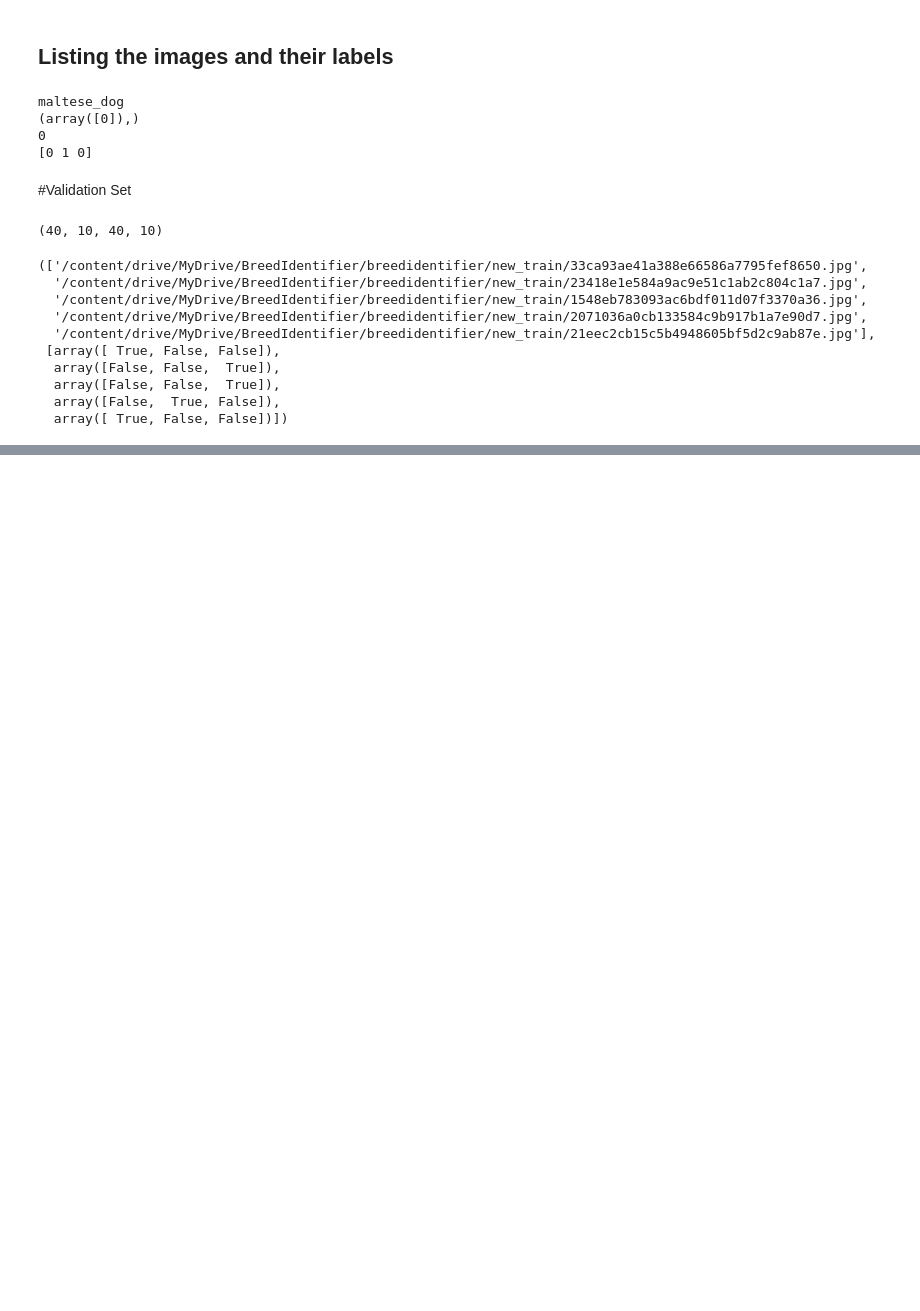
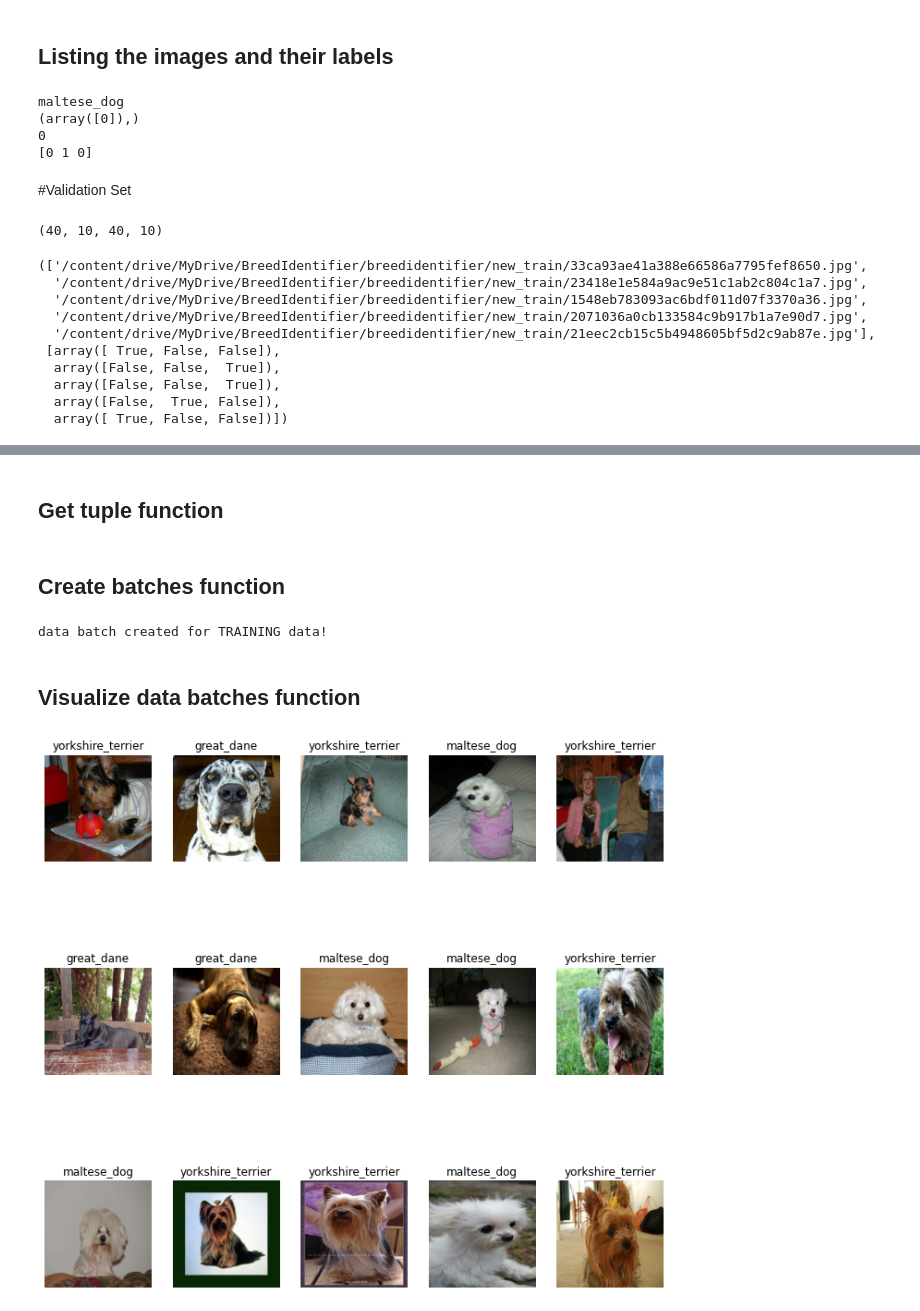
Before and after one commit to madbrow007/breedidentifier, a Jupyter notebook: BreedIdentifier.ipynb, the cells around one changed output, grey strips where cells are left out. Drawn from its saved outputs; the diff is of its cells as text; code cells hidden in the pictures; blank space fills up the shorter version.

Commit message:
Added create batches and visualize data functions

```diff
--- a/BreedIdentifier.ipynb
+++ b/BreedIdentifier.ipynb
@@ -193,0 +177,77 @@ tf.Tensor(
+# %% [markdown]
+## Get tuple function
+# %%
+def get_image_tuple(image_path, label):
+  """
+  returns a tuple with a processed image and a label
+  """
+  image = preprocess_image(image_path)
+  return image, label
+# %% [markdown]
+## Create batches function
+# %%
+def create_batches(x, y = None, BATCH_SIZE = 32, test_data =False, validation_data = False):
+  """
+  Creates data batches in sizes of 32 by turning the data to tensor data sets and
+  shuffling if training data.
+  """
+
+  # test data
+  if test_data:
+    dataset = tf.data.Dataset.from_tensor_slices(tf.constant(x))
+    data_batch = dataset.map(preprocess_image).batch(BATCH_SIZE)
+
+    print("data batch created for TEST data!")
+
+
+  # validation data
+  elif validation_data:
+    dataset = tf.data.dataset.from_tensor_slices(tf.constant(x), tf.constant(y))
+    data_batch = dataset.map(get_image_tuple).batch(BATCH_SIZE)
+
+    print("data batch created for VALIDATION data!")
+
+
+  # training data
+  else:
+    dataset = tf.data.Dataset.from_tensor_slices((tf.constant(x), tf.constant(y)))
+
+    dataset = dataset.shuffle(buffer_size=len(x))
+
+    dataset = dataset.map(get_image_tuple)
+
+    data_batch = dataset.batch(BATCH_SIZE)
+
+    print("data batch created for TRAINING data!")
+
+  return data_batch
+
+
+
+train_data = create_batches(x_train, y_train)
+# %% [output]
+data batch created for TRAINING data!
+# %% [markdown]
+## Visualize data batches function
+# %%
+import matplotlib.pyplot as plt
+
+def view_data_batch(images, labels):
+  """
+  Shows a data batch of images and the labels
+  """
+  plt.figure(figsize=(12, 12))
+
+  for i in range(15):
+    # cretaes 3 rows and 5 columns
+    axes = plt.subplot(3, 5, i+1)
+    plt.imshow(images[i])
+    plt.title(unique_labels[labels[i].argmax()])
+    plt.axis("off")
+
+#unbatched the data and turned it into a numpy iterator
+x_train, y_train = next(train_data.as_numpy_iterator())
+
+view_data_batch(x_train, y_train)
+# %% [output]
+[figure, added]
```
Also changed, not shown: parts of 4 cells of this notebook.
